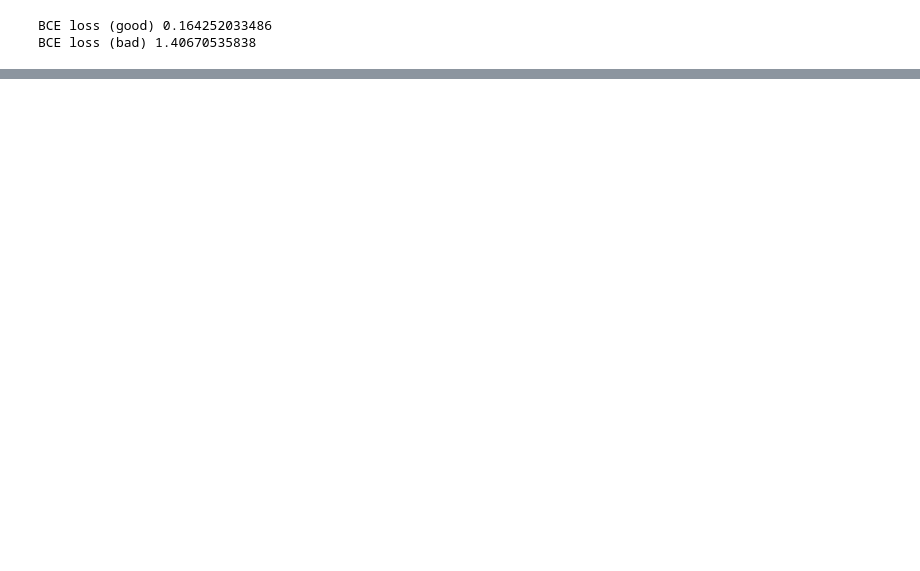
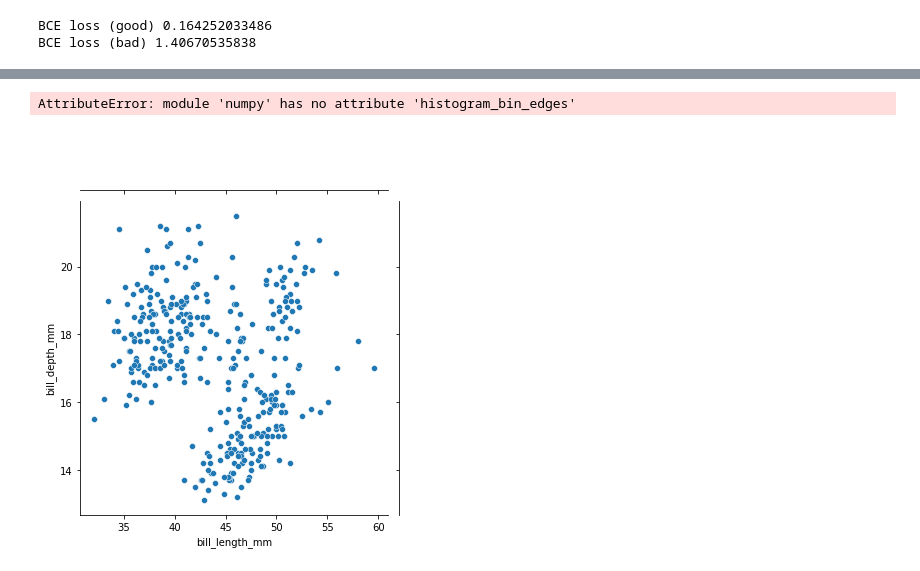
Before and after one commit to yasheshshroff/NLPworkshop, a Jupyter notebook: labs/00_loss.ipynb, the cells around one changed output, grey strips where cells are left out. Drawn from its saved outputs; the diff is of its cells as text; code cells hidden in the pictures; blank space fills up the shorter version.

```diff
--- a/labs/00_loss.ipynb
+++ b/labs/00_loss.ipynb
@@ -51,0 +96,6 @@ BCE loss (bad) 1.40670535838
+# %%
+penguins = sns.load_dataset("penguins")
+sns.jointplot(data=penguins, x="bill_length_mm", y="bill_depth_mm")
+# %% [output]
+AttributeError: module 'numpy' has no attribute 'histogram_bin_edges'
+[figure, added]
```
Also changed, not shown: parts of 4 cells of this notebook, 1 other file.
